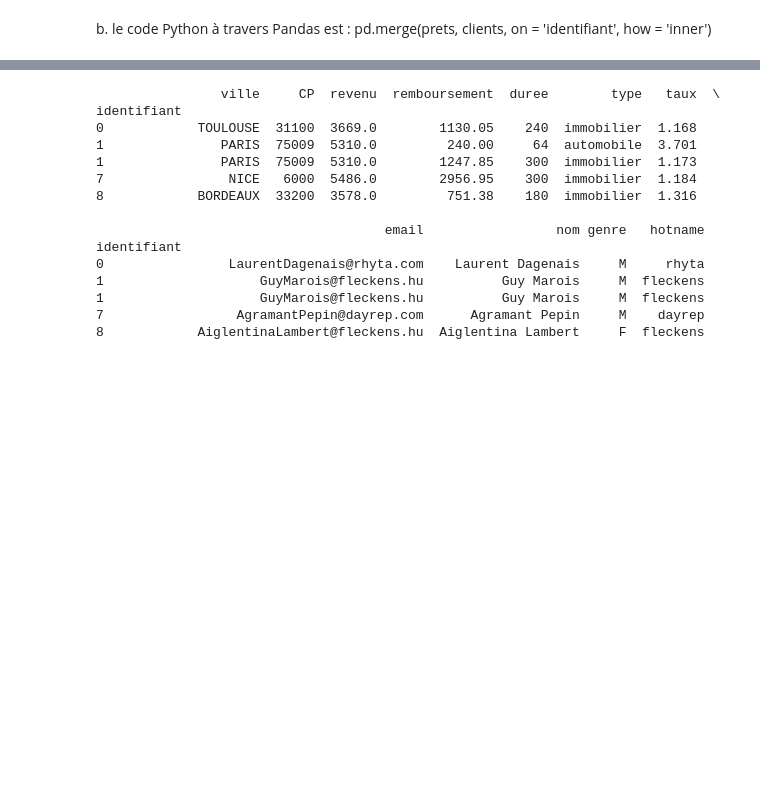
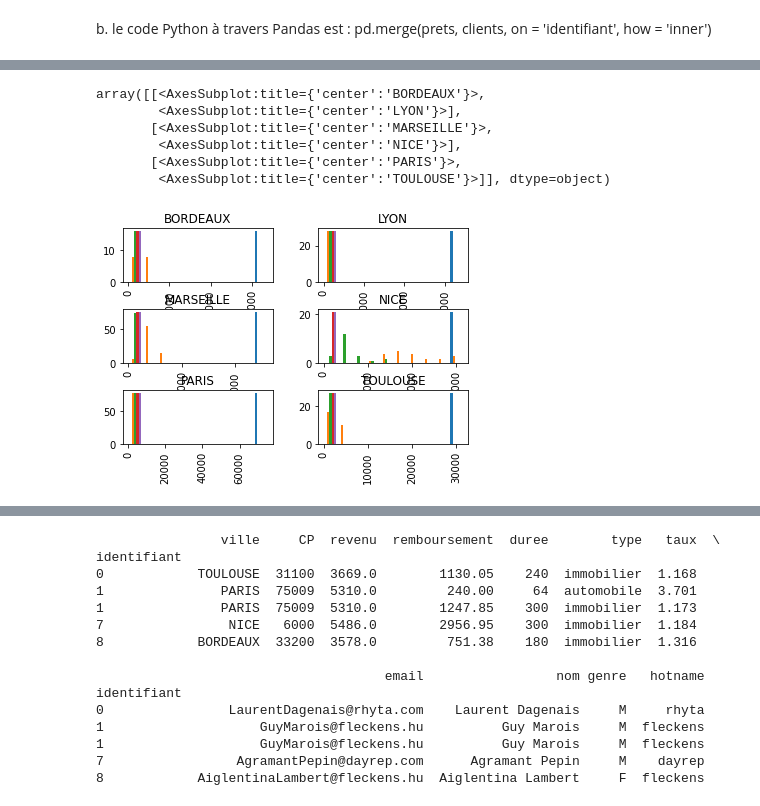
Before and after one commit to stchoukeu/MiniMessagerie, a Jupyter notebook: cezar_template_exercice.ipynb, the cells around one changed output, grey strips where cells are left out. Cells and saved outputs as stored; diff of their text form; code cells hidden in the pictures; blank space fills up the shorter version.

```diff
--- a/cezar_template_exercice.ipynb
+++ b/cezar_template_exercice.ipynb
@@ -194,0 +157,14 @@ df_join.head()
+# %%
+#prets['nom']=prets['type']
+# histogramme median des taux par ville
+#prets[['taux','ville']].plot.hist(alpha=0.5)
+
+df_join.hist(column=['taux'], by='ville')
+# %% [output]
+array([[<AxesSubplot:title={'center':'BORDEAUX'}>,
+        <AxesSubplot:title={'center':'LYON'}>],
+       [<AxesSubplot:title={'center':'MARSEILLE'}>,
+        <AxesSubplot:title={'center':'NICE'}>],
+       [<AxesSubplot:title={'center':'PARIS'}>,
+        <AxesSubplot:title={'center':'TOULOUSE'}>]], dtype=object)
+[figure, added]
```
Also changed, not shown: parts of 10 cells of this notebook.
